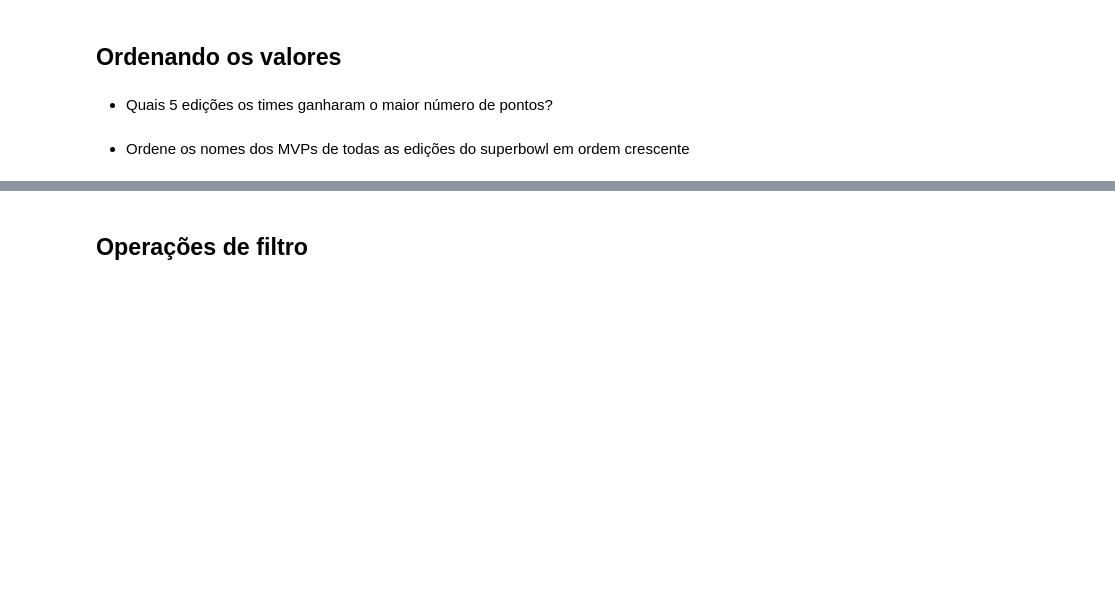
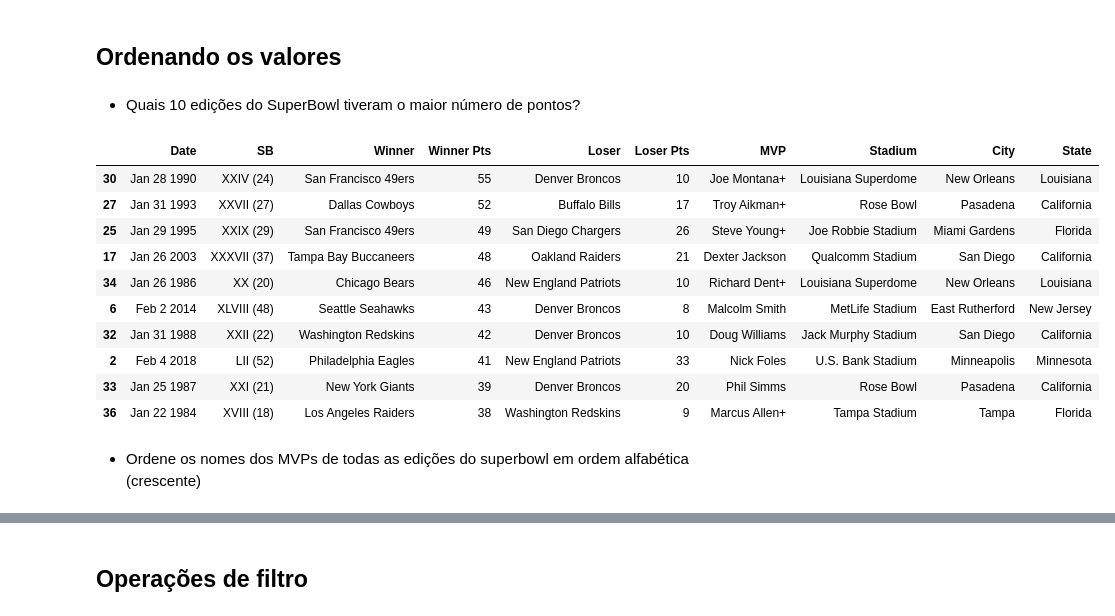
Before and after one commit to tafarelyan/aula-ETL, a Jupyter notebook: Aula 3 - Problemas nos dados.ipynb, the cells around one changed output, grey strips where cells are left out. Saved outputs shown, nothing was run; the diff lists cells and outputs as text; code cells hidden in the pictures; blank space fills up the shorter version.

```diff
--- a/Aula 3 - Problemas nos dados.ipynb
+++ b/Aula 3 - Problemas nos dados.ipynb
@@ -29,6 +136,21 @@ df.head()
 # %% [markdown]
 ## Ordenando os valores
 # %% [markdown]
-- Quais 5 edições os times ganharam o maior número de pontos?
+- Quais 10 edições do SuperBowl tiveram o maior número de pontos?
+# %%
+ordenado = df.sort_values(by='Winner Pts', ascending=False)
+ordenado.head(10)
+# %% [output]
+|  | Date | SB | Winner | Winner Pts | Loser | Loser Pts | MVP | Stadium | City | State |
+| 30 | Jan 28 1990 | XXIV (24) | San Francisco 49ers | 55 | Denver Broncos | 10 | Joe Montana+ | Louisiana Superdome | New Orleans | Louisiana |
+| 27 | Jan 31 1993 | XXVII (27) | Dallas Cowboys | 52 | Buffalo Bills | 17 | Troy Aikman+ | Rose Bowl | Pasadena | California |
+| 25 | Jan 29 1995 | XXIX (29) | San Francisco 49ers | 49 | San Diego Chargers | 26 | Steve Young+ | Joe Robbie Stadium | Miami Gardens | Florida |
+| 17 | Jan 26 2003 | XXXVII (37) | Tampa Bay Buccaneers | 48 | Oakland Raiders | 21 | Dexter Jackson | Qualcomm Stadium | San Diego | California |
+| 34 | Jan 26 1986 | XX (20) | Chicago Bears | 46 | New England Patriots | 10 | Richard Dent+ | Louisiana Superdome | New Orleans | Louisiana |
+| 6 | Feb 2 2014 | XLVIII (48) | Seattle Seahawks | 43 | Denver Broncos | 8 | Malcolm Smith | MetLife Stadium | East Rutherford | New Jersey |
+| 32 | Jan 31 1988 | XXII (22) | Washington Redskins | 42 | Denver Broncos | 10 | Doug Williams | Jack Murphy Stadium | San Diego | California |
+| 2 | Feb 4 2018 | LII (52) | Philadelphia Eagles | 41 | New England Patriots | 33 | Nick Foles | U.S. Bank Stadium | Minneapolis | Minnesota |
+| 33 | Jan 25 1987 | XXI (21) | New York Giants | 39 | Denver Broncos | 20 | Phil Simms | Rose Bowl | Pasadena | California |
+| 36 | Jan 22 1984 | XVIII (18) | Los Angeles Raiders | 38 | Washington Redskins | 9 | Marcus Allen+ | Tampa Stadium | Tampa | Florida |
 # %% [markdown]
-- Ordene os nomes dos MVPs de todas as edições do superbowl em ordem crescente
+- Ordene os nomes dos MVPs de todas as edições do superbowl em ordem alfabética (crescente)
```
Also changed, not shown: parts of 28 cells of this notebook.
